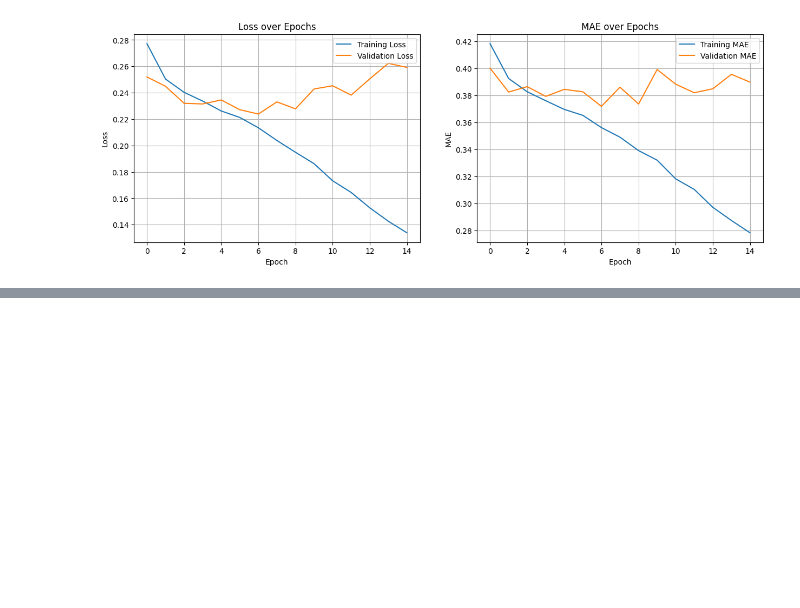
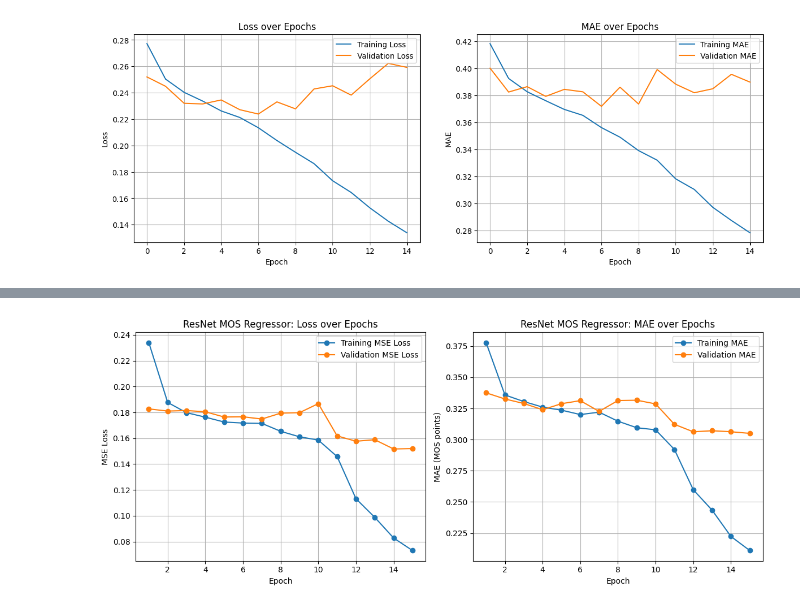
Before and after one commit to halim-njeim/deep_learning_m2_course_lab2_2026-27, a Jupyter notebook: TP2_MiniProject_2026.ipynb, the cells around one changed output, grey strips where cells are left out. Drawn from its saved outputs; the diff is of its cells as text; code cells hidden in the pictures; blank space fills up the shorter version.

Commit message:
added resnet model and trained it twice with different epochs

```diff
--- a/TP2_MiniProject_2026.ipynb
+++ b/TP2_MiniProject_2026.ipynb
@@ -887,0 +1209,62 @@ plt.show()
+# %%
+import matplotlib.pyplot as plt
+
+
+# Number of epochs is inferred from the recorded history.
+# This works whether you trained only the head or also fine-tuned the backbone,
+# as long as all history lists contain the same number of entries.
+epochs = range(1, len(history_resnet['train_loss']) + 1)
+
+
+# 1. Plotting the Learning Curves
+fig, (ax1, ax2) = plt.subplots(1, 2, figsize=(12, 5))
+
+
+# --- Loss curves ---
+ax1.plot(
+    epochs,
+    history_resnet['train_loss'],
+    marker='o',
+    label='Training MSE Loss',
+)
+
+ax1.plot(
+    epochs,
+    history_resnet['val_loss'],
+    marker='o',
+    label='Validation MSE Loss',
+)
+
+ax1.set_title('ResNet MOS Regressor: Loss over Epochs')
+ax1.set_xlabel('Epoch')
+ax1.set_ylabel('MSE Loss')
+ax1.legend()
+ax1.grid(True)
+
+
+# --- MAE curves ---
+ax2.plot(
+    epochs,
+    history_resnet['train_mae'],
+    marker='o',
+    label='Training MAE',
+)
+
+ax2.plot(
+    epochs,
+    history_resnet['val_mae'],
+    marker='o',
+    label='Validation MAE',
+)
+
+ax2.set_title('ResNet MOS Regressor: MAE over Epochs')
+ax2.set_xlabel('Epoch')
+ax2.set_ylabel('MAE (MOS points)')
+ax2.legend()
+ax2.grid(True)
+
+
+plt.tight_layout()
+plt.show()
+# %% [output]
+[figure, added]
```
Also changed, not shown: parts of 8 cells of this notebook, 2 other files.
